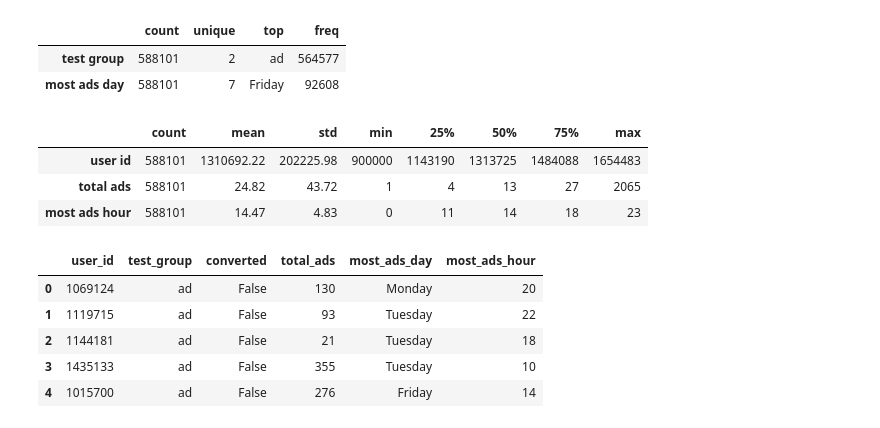
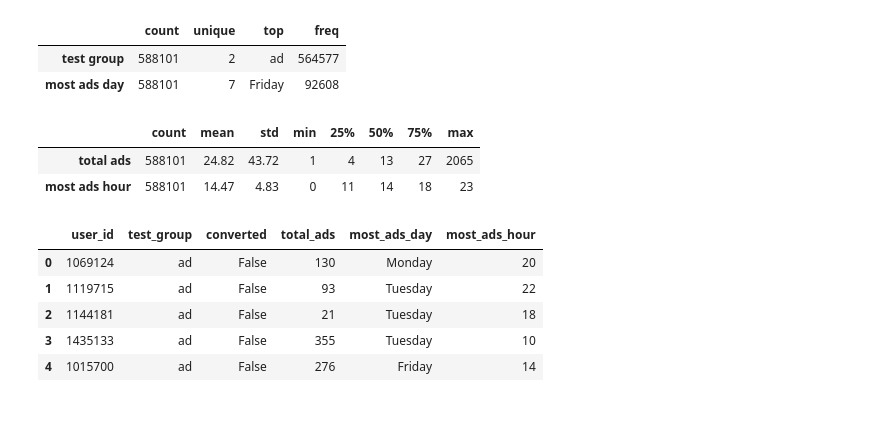
Before and after one commit to Proteusiq/hadithi, a Jupyter notebook: dev.io/notebooks/a|b.ipynb, the cells around one changed output. Saved outputs shown, nothing was run; the diff lists cells and outputs as text; code cells hidden in the pictures.

```diff
--- a/dev.io/notebooks/a|b.ipynb
+++ b/dev.io/notebooks/a|b.ipynb
@@ -75,14 +79,14 @@ dataf.describe(include="object").T
 | most ads day | 588101 | 7 | Friday | 92608 |
 # %%
 (dataf
+  .loc[:,~dataf.columns.str.contains("id")]
  .describe(include=np.number)
  .T
  .convert_dtypes()
  .style.format({"mean": "{:.2f}", "std": "{:.2f}"})
 )
 # %% [output]
 |  | count | mean | std | min | 25% | 50% | 75% | max |
-| user id | 588101 | 1310692.22 | 202225.98 | 900000 | 1143190 | 1313725 | 1484088 | 1654483 |
 | total ads | 588101 | 24.82 | 43.72 | 1 | 4 | 13 | 27 | 2065 |
 | most ads hour | 588101 | 14.47 | 4.83 | 0 | 11 | 14 | 18 | 23 |
 # %%
```
Also changed, not shown: parts of 10 cells of this notebook.
